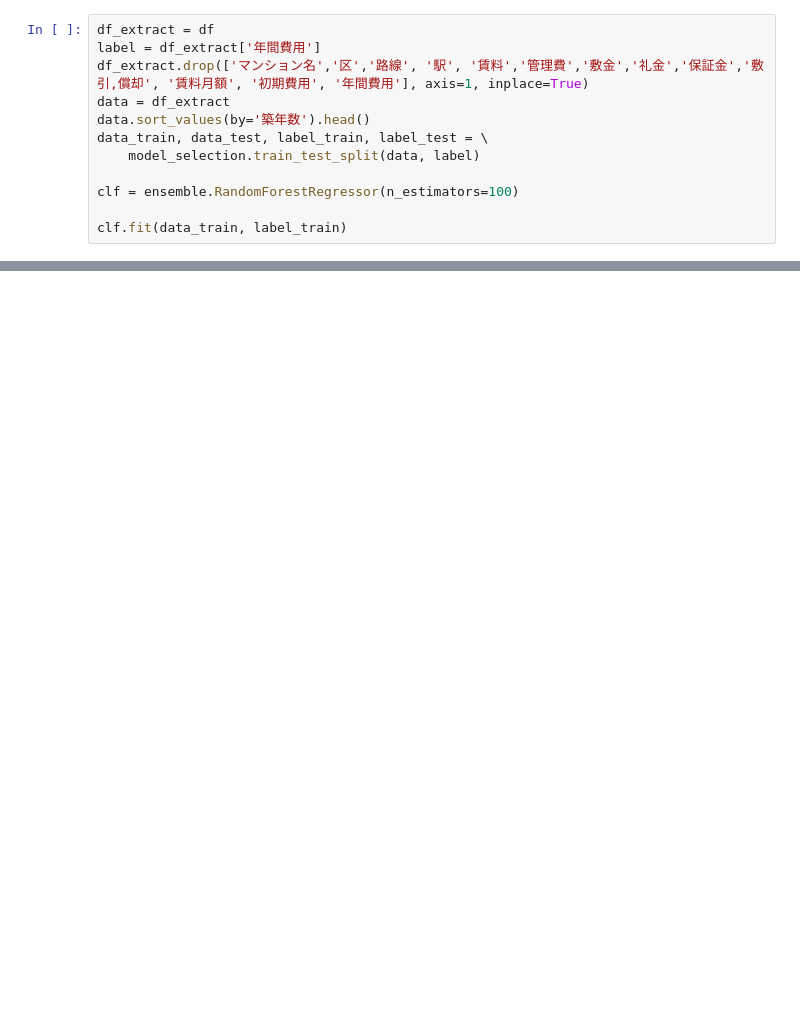
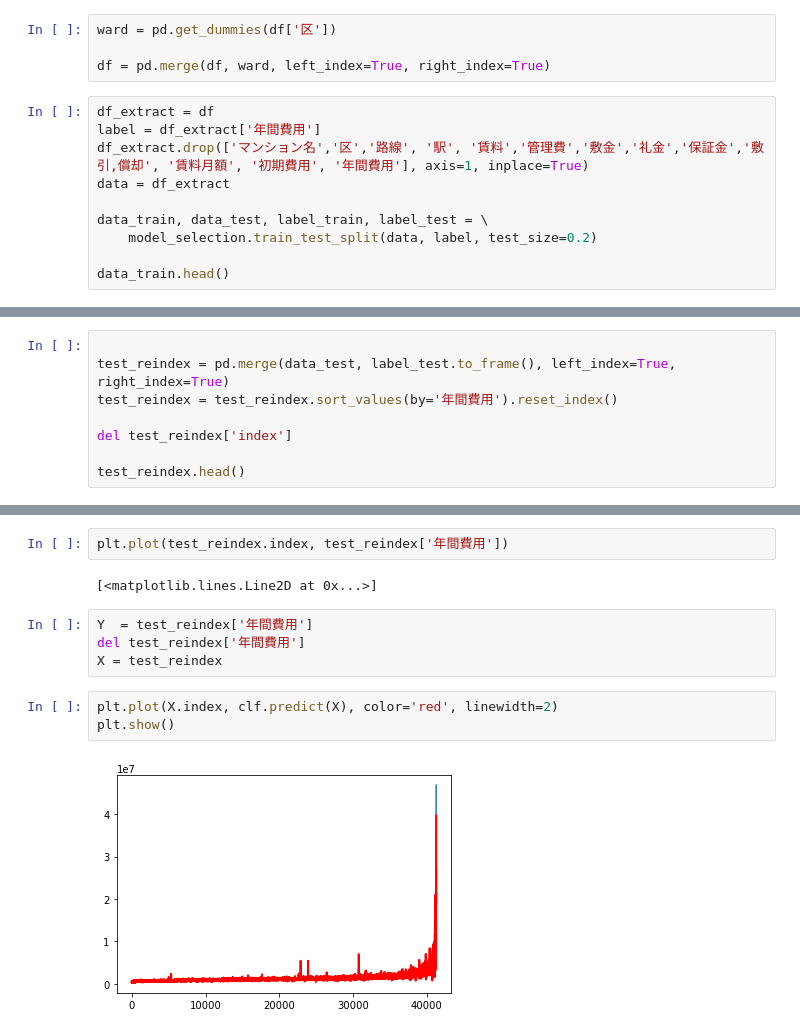
Before and after one commit to Adekusiek/renthouse_analysis, a Jupyter notebook: decision_tree.ipynb, the cells around one changed output, grey strips where cells are left out. Drawn from its saved outputs; the diff is of its cells as text; blank space fills up the shorter version.

```diff
--- a/decision_tree.ipynb
+++ b/decision_tree.ipynb
@@ -12,13 +65,15 @@ df = df.dropna(subset=['歩分'])
+# %%
+ward = pd.get_dummies(df['区'])
+
+df = pd.merge(df, ward, left_index=True, right_index=True)
 # %%
 df_extract = df
 label = df_extract['年間費用']
 df_extract.drop(['マンション名','区','路線', '駅', '賃料','管理費','敷金','礼金','保証金','敷引,償却', '賃料月額', '初期費用', '年間費用'], axis=1, inplace=True)
 data = df_extract
-data.sort_values(by='築年数').head()
+
 data_train, data_test, label_train, label_test = \
-    model_selection.train_test_split(data, label)
+    model_selection.train_test_split(data, label, test_size=0.2)
 
-clf = ensemble.RandomForestRegressor(n_estimators=100)
-
-clf.fit(data_train, label_train)
+data_train.head()
 # %% [output]
@@ -43,0 +115,8 @@ data[data.isnull().any(1)]
+# %%
+
+test_reindex = pd.merge(data_test, label_test.to_frame(), left_index=True, right_index=True)
+test_reindex = test_reindex.sort_values(by='年間費用').reset_index()
+
+del test_reindex['index']
+
+test_reindex.head()
@@ -43,0 +131,13 @@ data[data.isnull().any(1)]
+# %%
+plt.plot(test_reindex.index, test_reindex['年間費用'])
+# %% [output]
+[<matplotlib.lines.Line2D at 0x...>]
+# %%
+Y  = test_reindex['年間費用']
+del test_reindex['年間費用']
+X = test_reindex
+# %%
+plt.plot(X.index, clf.predict(X), color='red', linewidth=2)
+plt.show()
+# %% [output]
+[figure, added]
```
Also changed, not shown: parts of 19 cells of this notebook.
